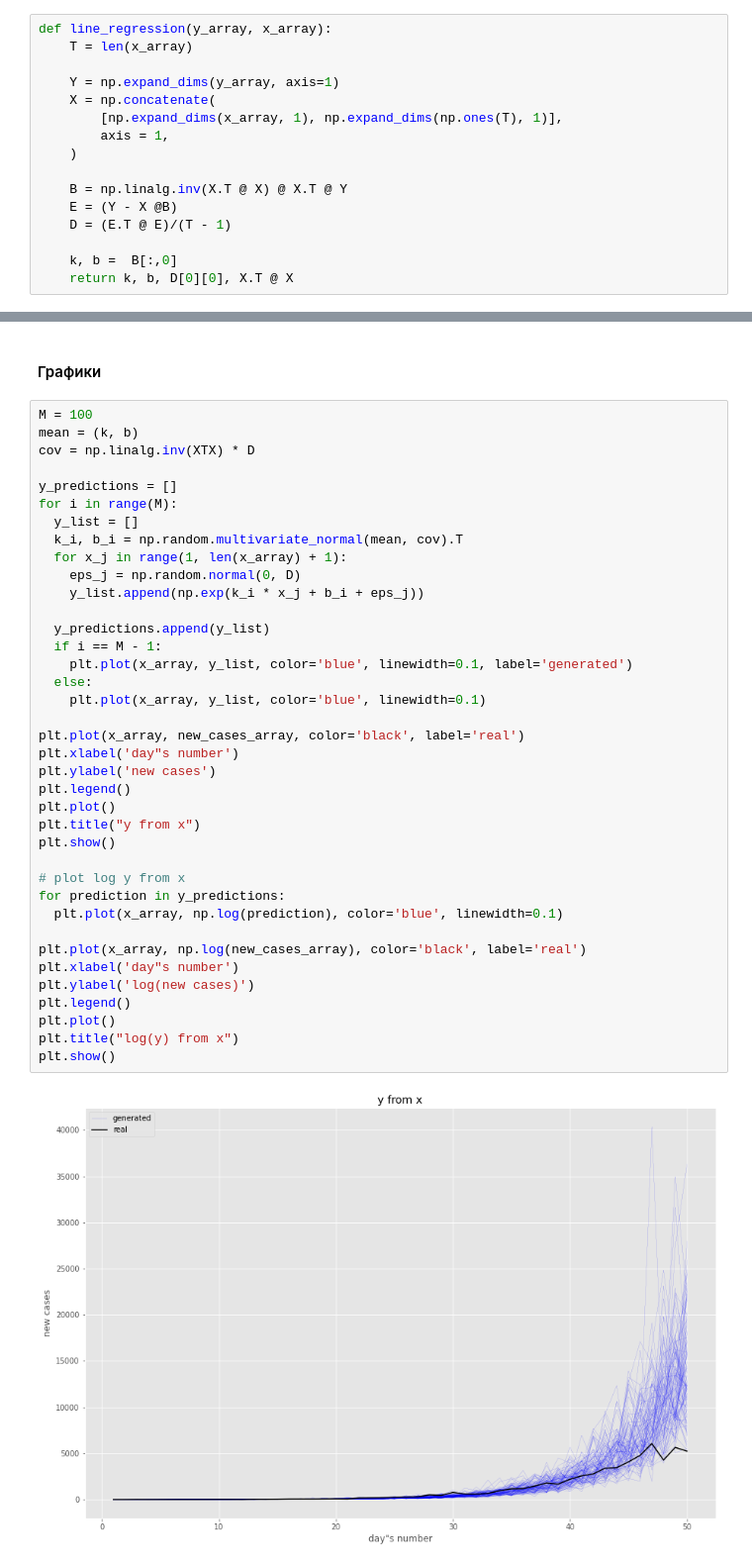
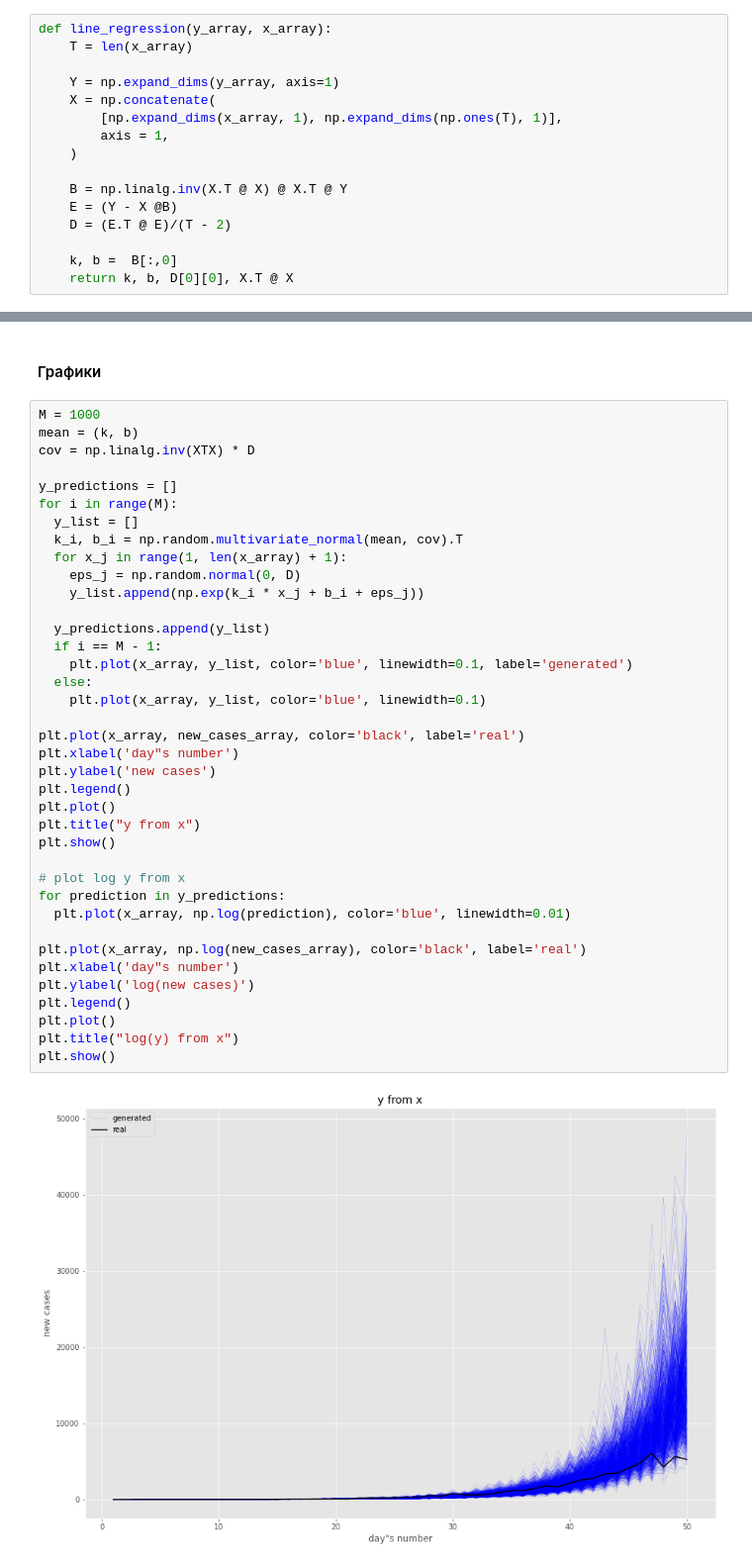
Before and after one commit to blacksideforce/Adv-ML, a Jupyter notebook: AdvMl_HW_1.ipynb, the cells around one changed output, grey strips where cells are left out. Shown: that part at 99% size. Cells and saved outputs as stored; diff of their text form.

```diff
--- a/AdvMl_HW_1.ipynb
+++ b/AdvMl_HW_1.ipynb
@@ -222,7 +230,7 @@ def line_regression(y_array, x_array):
 
     B = np.linalg.inv(X.T @ X) @ X.T @ Y
     E = (Y - X @B)
-    D = (E.T @ E)/(T - 1)
+    D = (E.T @ E)/(T - 2)
 
     k, b =  B[:,0]
     return k, b, D[0][0], X.T @ X
@@ -303,7 +311,7 @@ def get_credible_interval(Y, credible_interval):
 # %% [markdown]
 #### Графики
 # %%
-M = 100
+M = 1000
 mean = (k, b)
 cov = np.linalg.inv(XTX) * D
 
@@ -313,32 +321,32 @@ for i in range(M):
   k_i, b_i = np.random.multivariate_normal(mean, cov).T
   for x_j in range(1, len(x_array) + 1):
     eps_j = np.random.normal(0, D)
     y_list.append(np.exp(k_i * x_j + b_i + eps_j))
 
   y_predictions.append(y_list)
   if i == M - 1:
     plt.plot(x_array, y_list, color='blue', linewidth=0.1, label='generated')
   else:
     plt.plot(x_array, y_list, color='blue', linewidth=0.1)
 
 plt.plot(x_array, new_cases_array, color='black', label='real')
 plt.xlabel('day"s number')
 plt.ylabel('new cases')
 plt.legend()
 plt.plot()
 plt.title("y from x")
 plt.show()
 
 # plot log y from x
 for prediction in y_predictions:
-  plt.plot(x_array, np.log(prediction), color='blue', linewidth=0.1)
+  plt.plot(x_array, np.log(prediction), color='blue', linewidth=0.01)
 
 plt.plot(x_array, np.log(new_cases_array), color='black', label='real')
 plt.xlabel('day"s number')
 plt.ylabel('log(new cases)')
 plt.legend()
 plt.plot()
 plt.title("log(y) from x")
 plt.show()
 # %% [output]
-[figure, old version]
+[figure, new version]
```
Also changed, not shown: parts of 13 cells of this notebook.
